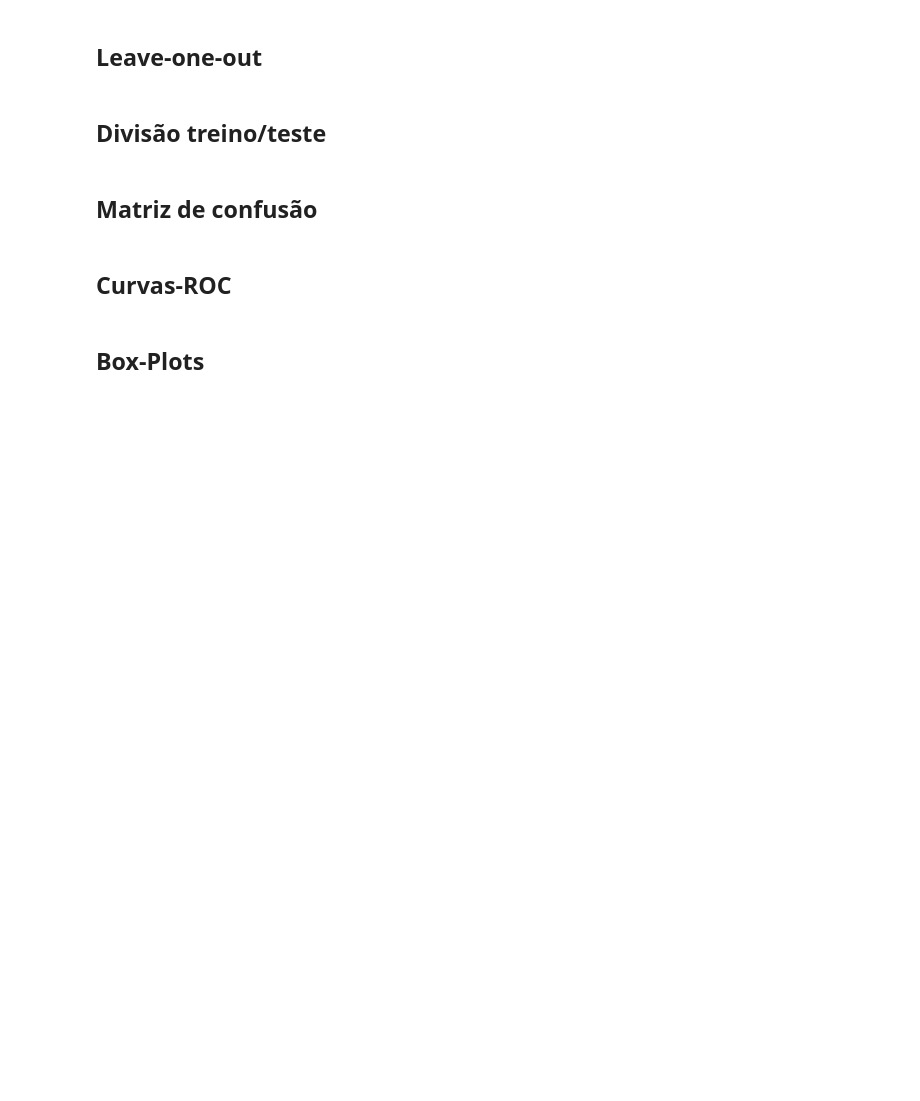
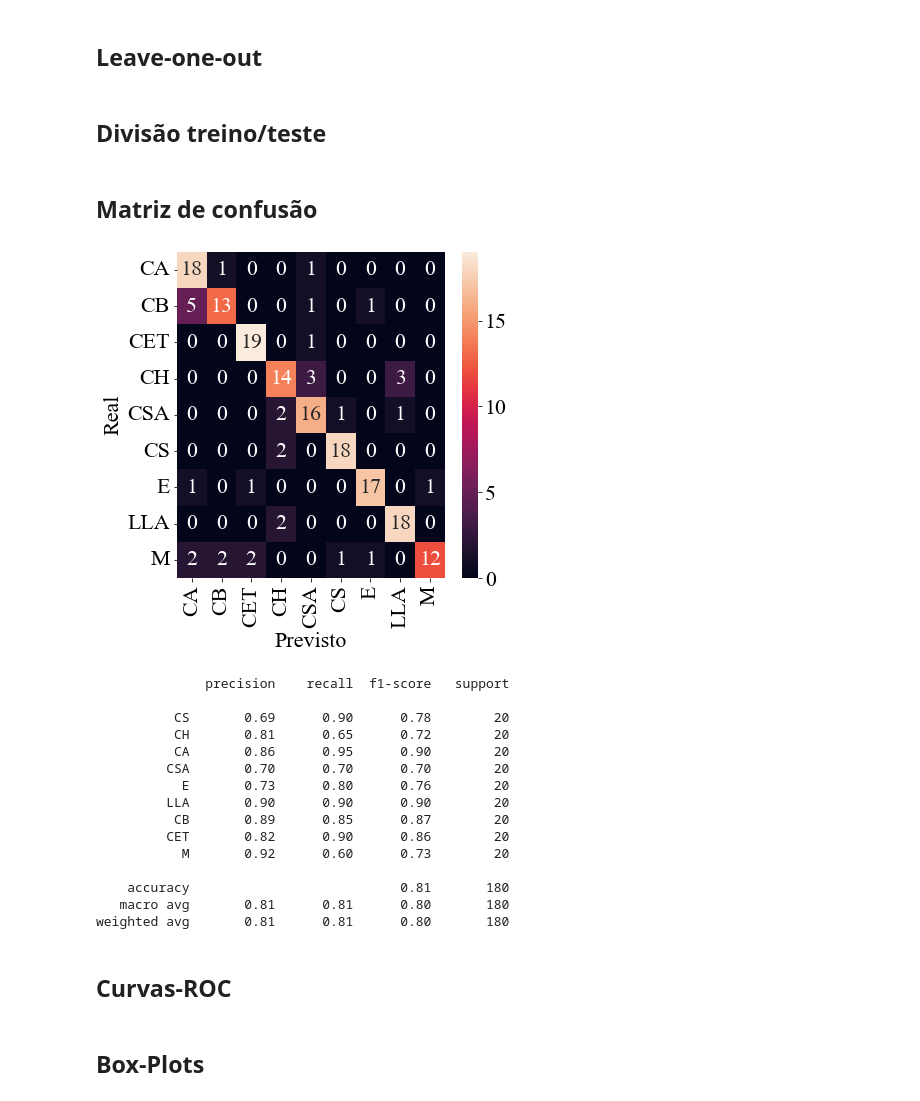
Before and after one commit to Gabrielrucker/Classification-algorithm, a Jupyter notebook: Classificação-Artigos.ipynb, the cells around one changed output. Drawn from its saved outputs; the diff is of its cells as text; code cells hidden in the pictures; blank space fills up the shorter version.

```diff
--- a/Classificação-Artigos.ipynb
+++ b/Classificação-Artigos.ipynb
@@ -601,6 +575,12 @@ df = leitura_e_configuracao()
+# %%
+df = df.drop_duplicates(subset=['Título'])
+df = df.drop_duplicates(subset=['Resumo'])
+df = df.drop_duplicates(subset=['Palavras-chave'])
 # %%
 pre_processamento(df, 'Texto')
 # %%
 vetor_caracteristicas, rotulos = extracao_caracteristicas(df, 'Texto')
 # %%
 vetor_caracteristicas = selecao_caracteristicas(vetor_caracteristicas, rotulos)
+# %%
+df = df.drop(columns=['ID_Categoria', 'Texto'])
@@ -638,3 +711,18 @@ array(['ahmFiJnkoOáAcYitdDoVsw; dKeasmseeDdDexnLtFazçMãTod; fKiBtJaLsHel; mgi
+# %%
+
+
+
+cores = ['#e41a1c', '#377eb8', '#4daf4a', '#984ea3', '#ff7f00', '#ffff33', '#a65628', '#f781bf', '#999999']
+
+fig, ax = plt.subplots(figsize=(10,10))
+
+ax.pie(tamanhos, labels=df['Categoria'].unique(), shadow=True, colors=cores, startangle=90, autopct='%1.2f%%')
+ax.axis('equal')
+
+plt.rcParams['font.family'] = 'serif'
+plt.rcParams['font.serif'] = 'Times New Roman'
+plt.rcParams['font.size'] = 32
+plt.show()
 # %% [markdown]
 # Validação
 # %% [markdown]
@@ -676,37 +780,62 @@ y_pred = modelo.predict(X_test)
 print(accuracy_score(y_test, y_pred)*100)
 # %% [markdown]
 ## Matriz de confusão
+# %%
+plt.rcParams['font.family'] = 'serif'
+plt.rcParams['font.serif'] = 'Times New Roman'
+plt.rcParams['font.size'] = 16
 # %%
-modelo = SVC(kernel="linear", probability=True)
+#teste
+#modelo = LinearSVC(random_state=0)
+modelo = MultinomialNB()
+#modelo = LogisticRegression(random_state=0, solver='liblinear')
 
-
-X_train, X_test, y_train, y_test = train_test_split(vetor_caracteristicas, rotulos, train_size=0.63, random_state=0)
+X_train, X_test, y_train, y_test = train_test_split(vetor_caracteristicas, rotulos, train_size=0.90, stratify=rotulos, random_state=0)
 modelo.fit(X_train, y_train)
 y_pred = modelo.predict(X_test)
 
 #criação de dicionário (categoria,id)
 category_id_df = df[['Categoria', 'ID_Categoria']].drop_duplicates().sort_values('ID_Categoria')
-category_to_id = dict(category_id_df.values)
 #criação de dicionário (id, categoria)
 id_to_category = dict(category_id_df[['ID_Categoria', 'Categoria']].values)
 
 #criação das siglas
 category_id_df.loc[category_id_df['Categoria'] == 'Ciências Agrárias', 'Categoria'] = 'CA'
 category_id_df.loc[category_id_df['Categoria'] == 'Ciências Biológicas', 'Categoria'] = 'CB'
 category_id_df.loc[category_id_df['Categoria'] == 'Ciências Exatas e da Terra', 'Categoria'] = 'CET'
 category_id_df.loc[category_id_df['Categoria'] == 'Ciências Humanas', 'Categoria'] = 'CH'
 category_id_df.loc[category_id_df['Categoria'] == 'Ciências Sociais Aplicadas', 'Categoria'] = 'CSA'
 category_id_df.loc[category_id_df['Categoria'] == 'Ciências da Saúde', 'Categoria'] = 'CS'
 category_id_df.loc[category_id_df['Categoria'] == 'Engenharias', 'Categoria'] = 'E'
 category_id_df.loc[category_id_df['Categoria'] == 'Lingüística, Letras e Artes', 'Categoria'] = 'LLA'
 category_id_df.loc[category_id_df['Categoria'] == 'Multidisciplinar', 'Categoria'] = 'M'
 
 #matriz de confusão
 conf_mat = confusion_matrix(y_test, y_pred)
 conf_mat.diagonal()/conf_mat.sum(axis=0)
-fig, ax = plt.subplots(figsize=(5,5))
+fig, ax = plt.subplots(figsize=(6,6))
 sns.heatmap(conf_mat, annot=True, fmt='d',
 xticklabels=category_id_df.Categoria.values, yticklabels=category_id_df.Categoria.values)
 plt.ylabel('Real')
 plt.xlabel('Previsto')
 plt.show()
+
+#imprime as métricas
+print(metrics.classification_report(y_test, y_pred, target_names=df['Categoria'].unique(), digits=2))
+# %% [output]
+[figure, added]
+              precision    recall  f1-score   support
+
+          CS       0.69      0.90      0.78        20
+          CH       0.81      0.65      0.72        20
+          CA       0.86      0.95      0.90        20
+         CSA       0.70      0.70      0.70        20
+           E       0.73      0.80      0.76        20
+         LLA       0.90      0.90      0.90        20
+          CB       0.89      0.85      0.87        20
+         CET       0.82      0.90      0.86        20
+           M       0.92      0.60      0.73        20
+
+    accuracy                           0.81       180
+   macro avg       0.81      0.81      0.80       180
+weighted avg       0.81      0.81      0.80       180
```
Also changed, not shown: parts of 111 cells of this notebook.
